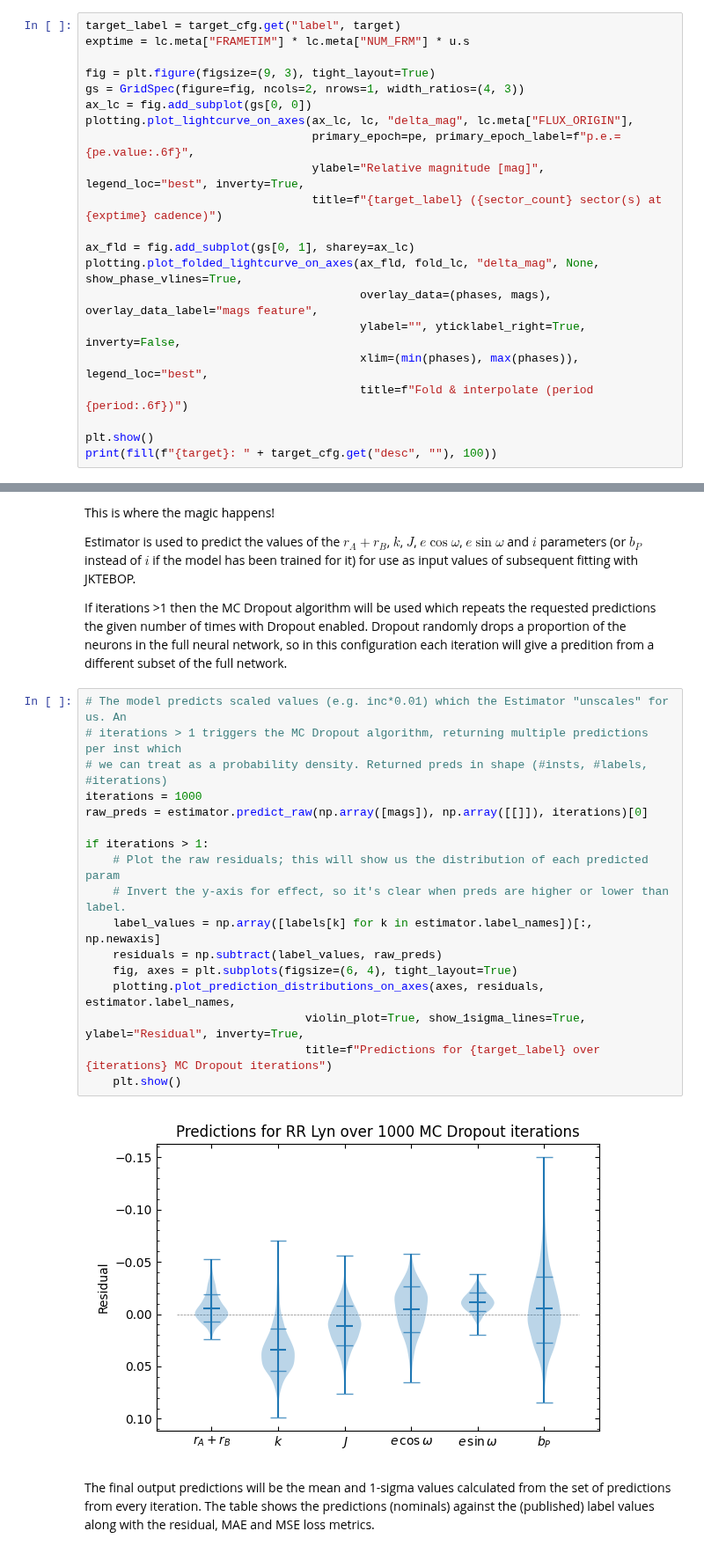
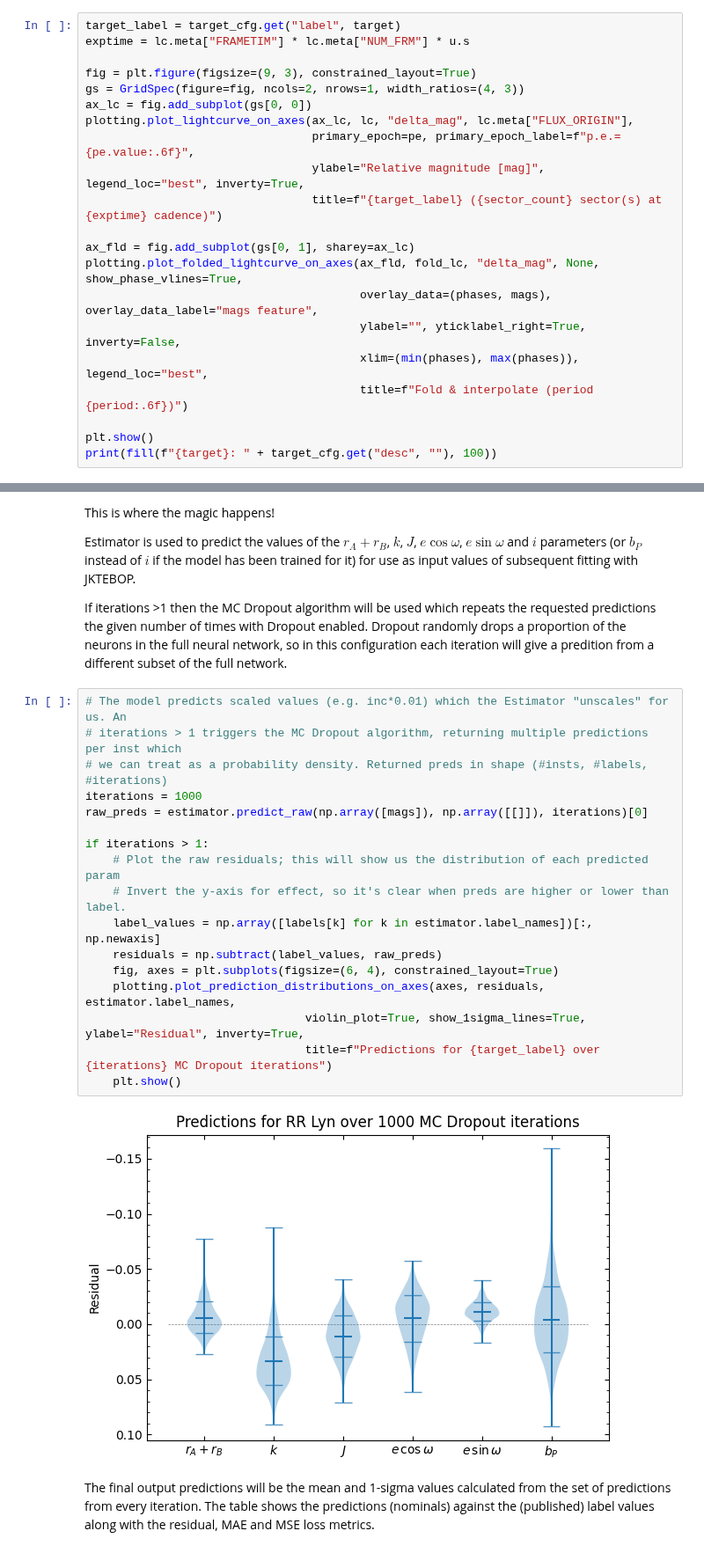
Before and after one commit to SteveOv/ebop_maven, a Jupyter notebook: model_interactive_tester.ipynb, the cells around one changed output, grey strips where cells are left out. Shown at 88% size. Saved outputs shown, nothing was run; the diff lists cells and outputs as text.

```diff
--- a/model_interactive_tester.ipynb
+++ b/model_interactive_tester.ipynb
@@ -114,7 +114,7 @@ feature which will be used as an input to the Estimator.
 target_label = target_cfg.get("label", target)
 exptime = lc.meta["FRAMETIM"] * lc.meta["NUM_FRM"] * u.s
 
-fig = plt.figure(figsize=(9, 3), tight_layout=True)
+fig = plt.figure(figsize=(9, 3), constrained_layout=True)
 gs = GridSpec(figure=fig, ncols=2, nrows=1, width_ratios=(4, 3))
 ax_lc = fig.add_subplot(gs[0, 0])
 plotting.plot_lightcurve_on_axes(ax_lc, lc, "delta_mag", lc.meta["FLUX_ORIGIN"],
@@ -153,22 +153,22 @@ of the full network.
 # %%
 # The model predicts scaled values (e.g. inc*0.01) which the Estimator "unscales" for us. An
 # iterations > 1 triggers the MC Dropout algorithm, returning multiple predictions per inst which
 # we can treat as a probability density. Returned preds in shape (#insts, #labels, #iterations)
 iterations = 1000
 raw_preds = estimator.predict_raw(np.array([mags]), np.array([[]]), iterations)[0]
 
 if iterations > 1:
     # Plot the raw residuals; this will show us the distribution of each predicted param
     # Invert the y-axis for effect, so it's clear when preds are higher or lower than label.
     label_values = np.array([labels[k] for k in estimator.label_names])[:, np.newaxis]
     residuals = np.subtract(label_values, raw_preds)
-    fig, axes = plt.subplots(figsize=(6, 4), tight_layout=True)
+    fig, axes = plt.subplots(figsize=(6, 4), constrained_layout=True)
     plotting.plot_prediction_distributions_on_axes(axes, residuals, estimator.label_names,
                                 violin_plot=True, show_1sigma_lines=True, ylabel="Residual", inverty=True,
                                 title=f"Predictions for {target_label} over {iterations} MC Dropout iterations")
     plt.show()
 # %% [output]
-[figure, old version]
+[figure, new version]
 # %% [markdown]
 The final output predictions will be the mean and 1-sigma values calculated
 from the set of predictions from every iteration. The table shows the
```
Also changed, not shown: parts of 6 cells of this notebook, 3 other files.
